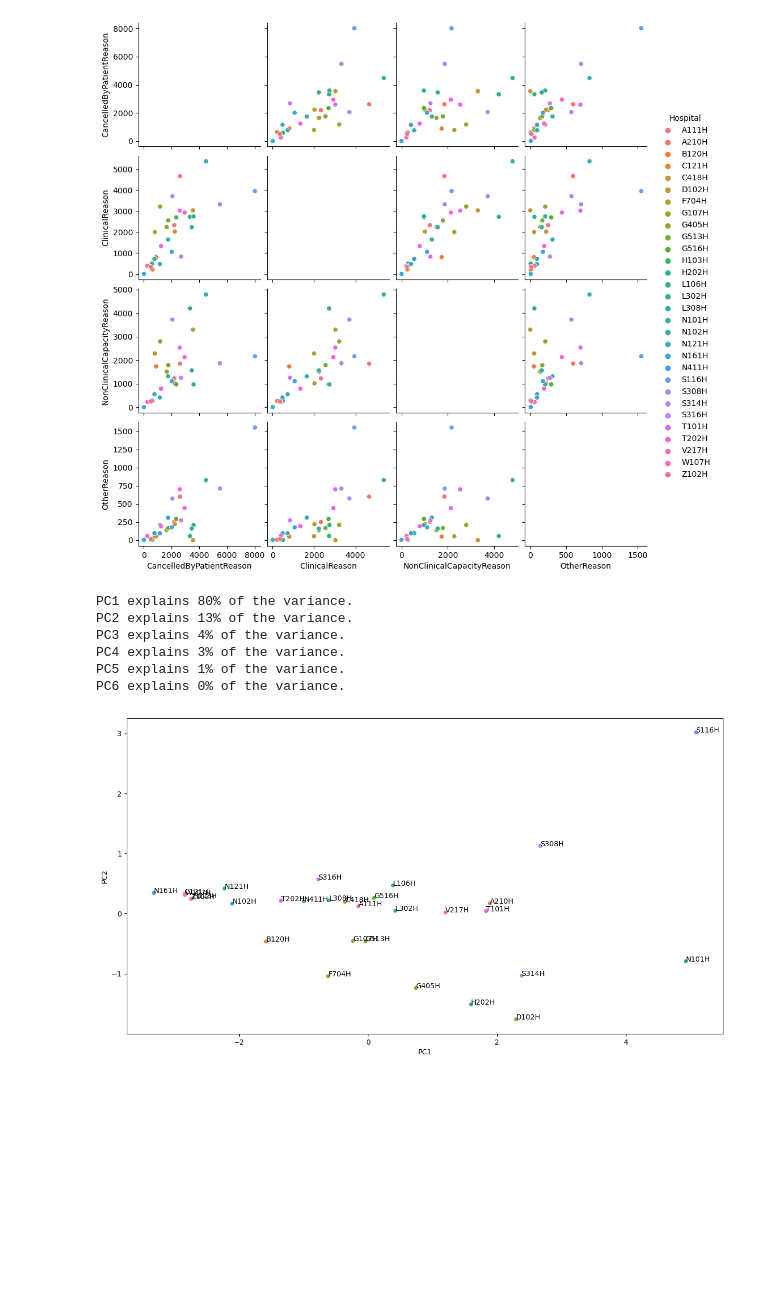
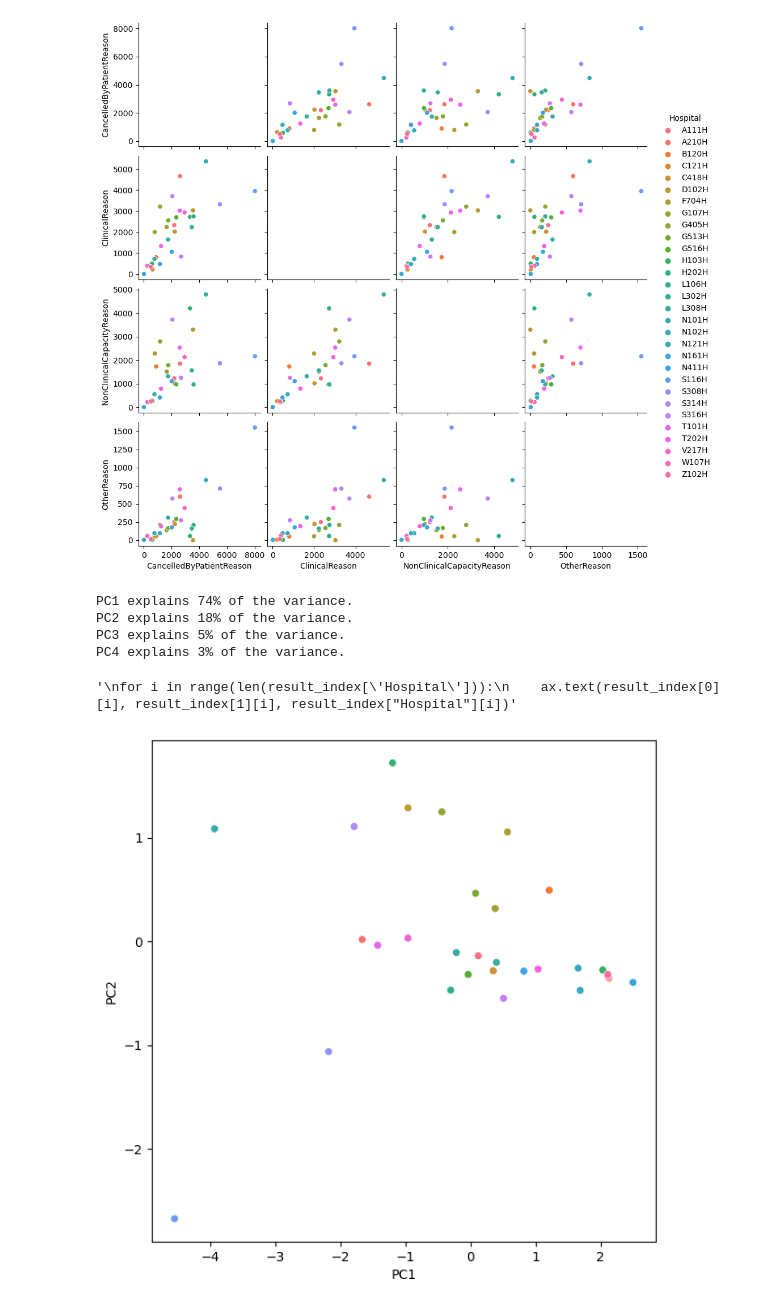
Before and after one commit to brianej/fdscw3, a Jupyter notebook: q3.ipynb, the cells around one changed output. Cells and saved outputs as stored; diff of their text form; code cells hidden in the pictures; blank space fills up the shorter version.

```diff
--- a/q3.ipynb
+++ b/q3.ipynb
@@ -129,6 +134,8 @@ sns.pairplot(data=cancellations_hospital_clean, hue="Hospital")
 # %% [output]
 <seaborn.axisgrid.PairGrid at 0x...>
 [figure]
+# %%
+cancellations_hospital_clean_hos.drop(columns=["TotalOperations","TotalCancelled"], inplace=True)
 # %%
 def standardize(df):
     standardized = pd.DataFrame()
@@ -142,39 +149,38 @@ def principal_component_analysis(df):
     return np.linalg.eig(cov_matrix)
 
 def sort_eigenvalues(eigenvalues, eigenvectors):
     idx = eigenvalues.argsort()[::-1]
     eigenvalues = eigenvalues[idx]
     eigenvectors = eigenvectors[:,idx]
     return eigenvalues, eigenvectors
 
 def principal_component_analysis(df):
     standardized = standardize(df) # Standardise the data
     cov_matrix = np.cov(standardized.values.T) # Compute the covariance matrix
     eigenvalues, eigenvectors = np.linalg.eig(cov_matrix)
     eigenvalues, eigenvectors = sort_eigenvalues(eigenvalues, eigenvectors)
     for i in range(len(eigenvalues)):
         print('PC' + str(i+1) + ' explains ' + str(round((eigenvalues[i] / np.sum(eigenvalues))*100)) + '% of the variance.')
     return (eigenvalues, eigenvectors)
 
 standardized = standardize(cancellations_hospital_clean_hos)
 e_values, e_vectors = principal_component_analysis(cancellations_hospital_clean_hos) #e_vectors is already in the right format
 result = standardized.dot(e_vectors[:,:2])
 result_index = result.reset_index()
 
-fig, ax = plt.subplots(figsize=(15,8))
+fig, ax = plt.subplots(figsize=(7,7))
 sns.scatterplot(x= result_index[0], y = result_index[1], hue=result_index["Hospital"])
 plt.xlabel('PC1')
 plt.ylabel('PC2')
 
 ax.get_legend().remove()
-
+"""
 for i in range(len(result_index['Hospital'])):
-    ax.text(result_index[0][i], result_index[1][i], result_index["Hospital"][i])
+    ax.text(result_index[0][i], result_index[1][i], result_index["Hospital"][i])"""
 # %% [output]
-PC1 explains 80% of the variance.
-PC2 explains 13% of the variance.
-PC3 explains 4% of the variance.
+PC1 explains 74% of the variance.
+PC2 explains 18% of the variance.
+PC3 explains 5% of the variance.
 PC4 explains 3% of the variance.
-PC5 explains 1% of the variance.
-PC6 explains 0% of the variance.
+'\nfor i in range(len(result_index[\'Hospital\'])):\n    ax.text(result_index[0][i], result_index[1][i], result_index["Hospital"][i])'
-[figure, old version]
+[figure, new version]
```
Also changed, not shown: parts of 5 cells of this notebook.
